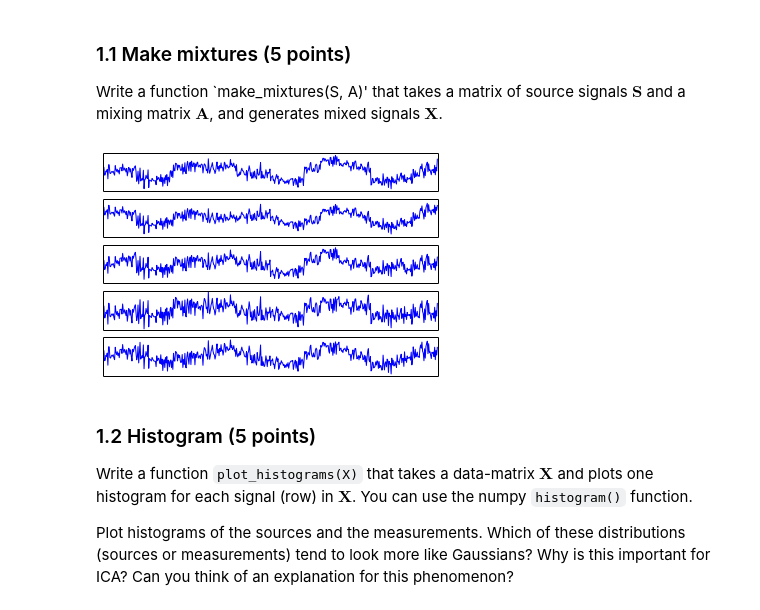
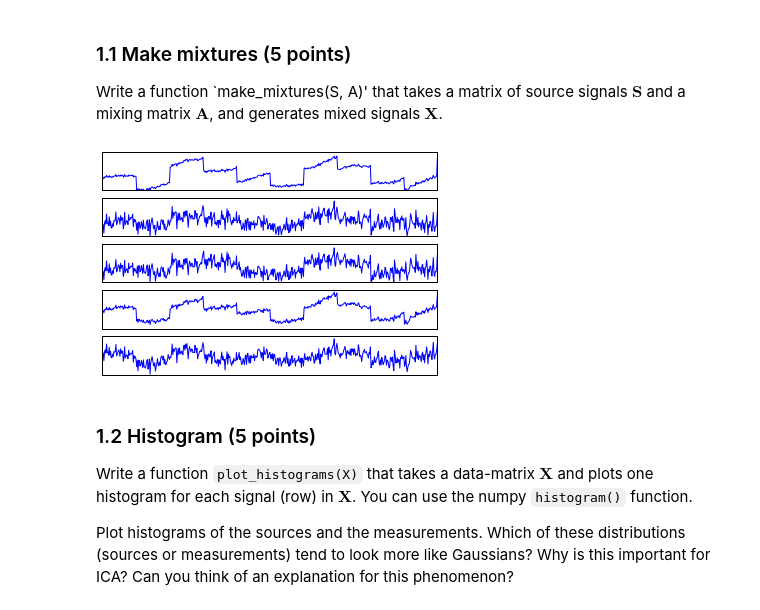
Before and after one commit to ackeune/MLPM, a Jupyter notebook: lab1/lab1.ipynb, the cells around one changed output. Cells and saved outputs as stored; diff of their text form; code cells hidden in the pictures.

Commit message:
added scatter plots + changed make_mixtures function call, because it only worked if X was initialised

```diff
--- a/lab1/lab1.ipynb
+++ b/lab1/lab1.ipynb
@@ -118,11 +118,11 @@ Write a function `make_mixtures(S, A)' that takes a matrix of source signals $\m
 # %%
 def make_mixtures(S, A):
     return dot(A, S)
 
-X = make_mixtures(S, random_nonsingular_matrix(X.shape[0]))
+X = make_mixtures(S, random_nonsingular_matrix(5))
 plot_signals(X)
 # %% [output]
-[figure, old version]
+[figure, new version]
 # %% [markdown]
 ### 1.2 Histogram (5 points)
 Write a function `plot_histograms(X)` that takes a data-matrix $\mathbf{X}$ and plots one histogram for each signal (row) in $\mathbf{X}$. You can use the numpy `histogram()` function.
```
Also changed, not shown: parts of 3 cells of this notebook.
